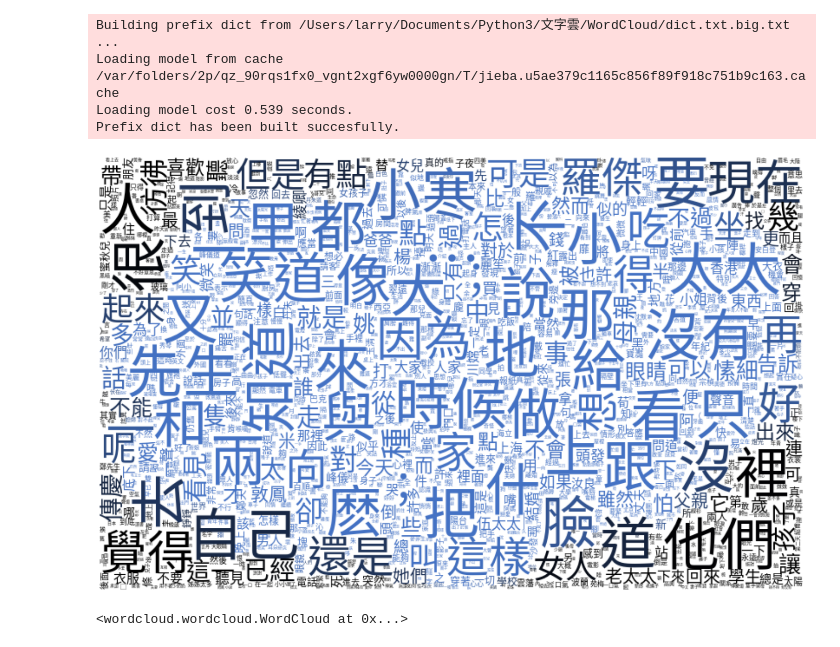
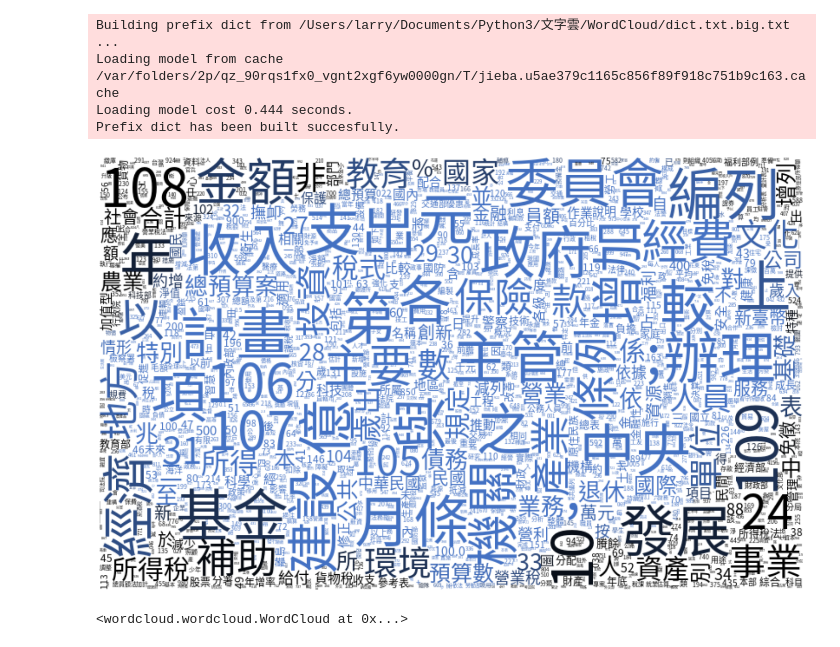
Before and after one commit to wastu01/WordCloud, a Jupyter notebook: index.ipynb, the cells around one changed output. Saved outputs shown, nothing was run; the diff lists cells and outputs as text; code cells hidden in the pictures.

```diff
--- a/index.ipynb
+++ b/index.ipynb
@@ -15,7 +15,7 @@ from scipy.ndimage import gaussian_gradient_magnitude
 
 
 
-text = open ('txt/novel.txt',"r",encoding="utf-8").read()
+text = open ('txt/109GovALLbgt.txt',"r",encoding="utf-8").read()
 
 jieba.set_dictionary('dict.txt.big.txt')
 with open('stopword.txt','r',encoding="utf-8") as f:
@@ -46,8 +46,8 @@ mask_image = mask_color.copy()
 mask_image[mask_image.sum(axis=2) == 0] = 255
 
 
-edges = np.mean([gaussian_gradient_magnitude(mask_color[:, :, i]/255., 2) for i in range(3)], axis=0)
-mask_image[edges > .08] = 255
+# edges = np.mean([gaussian_gradient_magnitude(mask_color[:, :, i]/255., 2) for i in range(3)], axis=0)
+# mask_image[edges > .08] = 255
 
 
 
@@ -62,41 +62,41 @@ mask_image[edges > .08] = 255
 
 
 
-wordcloud = WordCloud(max_words=2000,
+wordcloud = WordCloud( background_color='white',
+                      max_words=2000,
                       mask = mask_color,
-                      background_color='white',
                       font_path= font,
                       max_font_size=65,
                       margin=1,
                       relative_scaling=0)
 
 
 
 
 
 wordcloud.generate_from_frequencies(frequencies = dicition )
 
 
 image_colors = ImageColorGenerator(mask_color)
 wordcloud.recolor(color_func=image_colors)
 
 
 
 
 
 plt.figure(figsize=(25,25),facecolor='w')
 plt.imshow(wordcloud, interpolation="bilinear")
 plt.axis("off")
 plt.show()
 
 # print(text)
 
 # plt.savefig("Wordcloud.png")
 wordcloud.to_file("img/01.png")
 # %% [output]
 Building prefix dict from /Users/larry/Documents/Python3/文字雲/WordCloud/dict.txt.big.txt ...
 Loading model from cache /var/folders/2p/qz_90rqs1fx0_vgnt2xgf6yw0000gn/T/jieba.u5ae379c1165c856f89f918c751b9c163.cache
-Loading model cost 0.539 seconds.
+Loading model cost 0.444 seconds.
 Prefix dict has been built succesfully.
-[figure, old version]
+[figure, new version]
 <wordcloud.wordcloud.WordCloud at 0x...>
```
Also changed, not shown: 2 other files.
